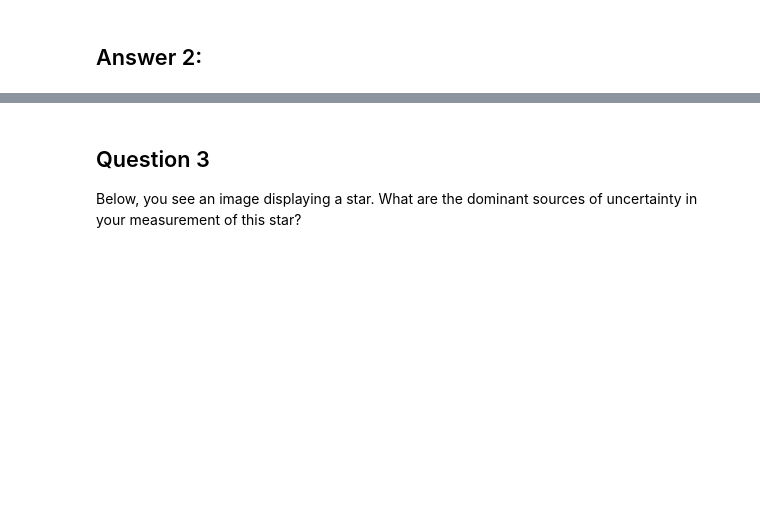
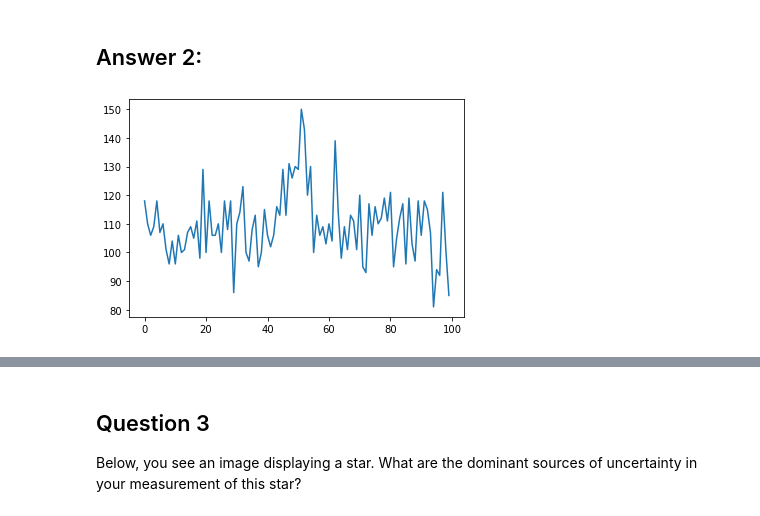
Before and after one commit to wfw23/Astrolabs, a Jupyter notebook: CourseworkA/Coursework_A.ipynb, the cells around one changed output, grey strips where cells are left out. Cells and saved outputs as stored; diff of their text form; code cells hidden in the pictures; blank space fills up the shorter version.

```diff
--- a/CourseworkA/Coursework_A.ipynb
+++ b/CourseworkA/Coursework_A.ipynb
@@ -112,3 +182,8 @@ RON is 1.51
 Justify the reason for choosing the aperture size and sky region that you used in Question 1. You may want to use figures to support your answer.
 # %% [markdown]
 ## Answer 2:
+# %%
+Q1.plot_x(56)
+#cut through edge of star as suggested by cuts through center in Q1
+# %% [output]
+[figure, added]
```
Also changed, not shown: parts of 62 cells of this notebook, 2 other files.
